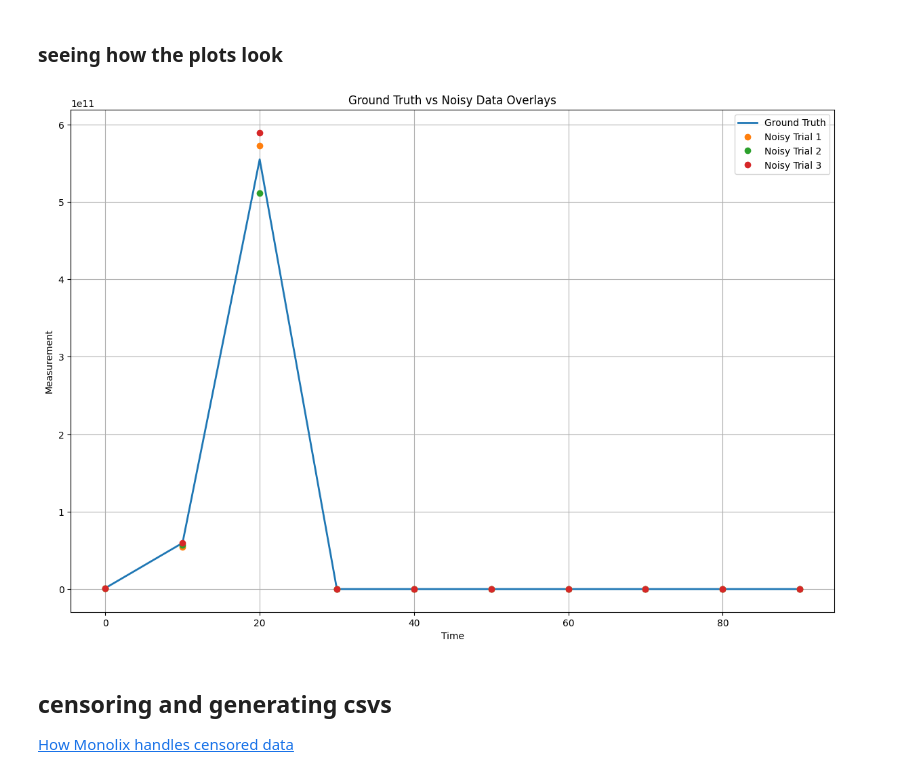
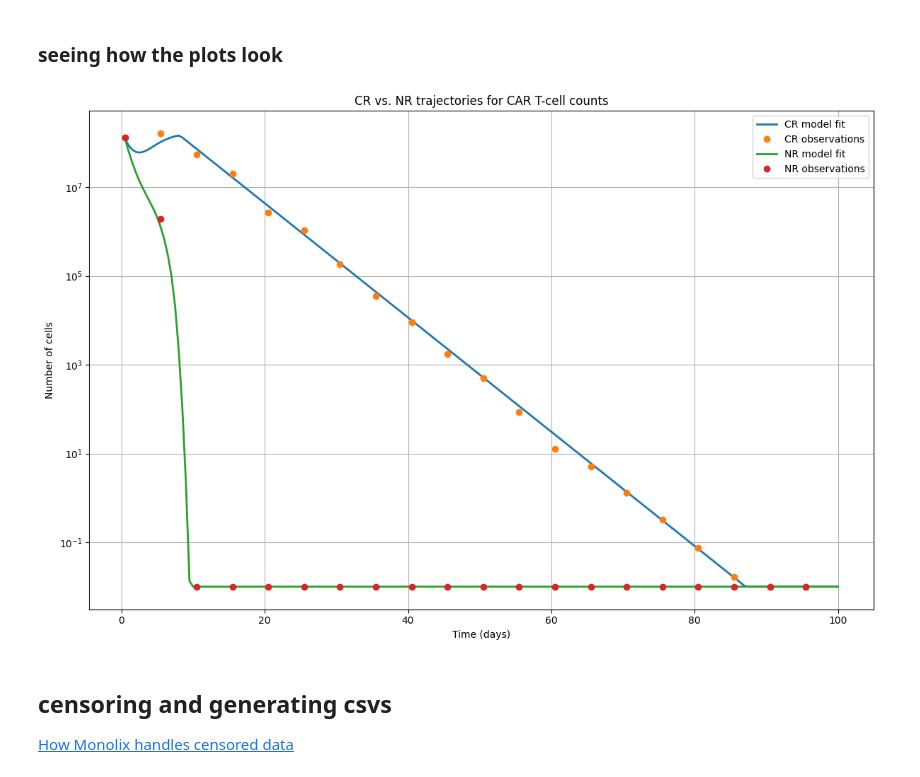
Before and after one commit to Rohan-Pandey1729/CAR-T-Cell, a Jupyter notebook: Monolix/Error models/error_model_experimentation.ipynb, the cells around one changed output. Saved outputs shown, nothing was run; the diff lists cells and outputs as text; code cells hidden in the pictures.

```diff
--- a/Monolix/Error models/error_model_experimentation.ipynb
+++ b/Monolix/Error models/error_model_experimentation.ipynb
@@ -118,36 +142,43 @@ init_cond_lists = sample_parameters(
     init_cond_stds,
     n_samples,
 )
-# %%
-noise_level = 0.05
-
-
-obs_times = list(range(0, 100, 10))
-params = param_lists[4]
-init_conds = init_cond_lists[1]
-ground_truths = generate_ground_truth(owens_bozic_model, params, init_conds, obs_times)
-
-ground_truth = ground_truths[0]
-
-noisy_obs_lists_prop = [
-    add_noise_prop(ground_truth, prop_sd_factor=noise_level, seed=17 * (i + 1))
-    for i in range(3)
-]
-noisy_obs_lists_lognormal = [
-    add_noise_lognormal(ground_truth, sd=np.log(1 + noise_level), seed=31 * (i + 1))
-    for i in range(3)
-]
-
-
-fig, axs = plt.subplots(nrows=1, ncols=1)
-fig.set_figwidth(12)
-fig.set_figheight(8)
-plt.tight_layout()
-plot_ground_truth_with_noisy_overlays(
-    axs, obs_times, ground_truth, noisy_obs_lists_prop
-)
-# %% [output]
-[figure, removed]
+# %%
+noise_level = 0.25
+n_pts_gt = 200
+n_pts_obs = 20
+
+fig, axs = plt.subplots(nrows=1, ncols=1)
+
+for idx in [0, 4]:
+    obs_times = np.linspace(100 / n_pts_gt, 100, n_pts_gt)
+    params = param_lists[idx]
+    init_conds = init_cond_lists[1]
+    ground_truths = generate_ground_truth(owens_bozic_model, params, init_conds, obs_times)
+    ground_truth = ground_truths[2]
+    n_noisy_obs = 1
+    noisy_obs_lists_prop = [
+        add_noise_prop(ground_truth, prop_sd_factor=noise_level, seed=17 * (i + 1))
+        for i in range(n_noisy_obs)
+    ]
+    obs_times_reduced = obs_times[::(n_pts_gt // n_pts_obs)]
+
+
+    fig.set_figwidth(12)
+    fig.set_figheight(8)
+    plt.tight_layout()
+    plot_ground_truth_with_noisy_overlays(
+        axs,
+        obs_times,
+        ground_truth,
+        obs_times_reduced,
+        [x[::(n_pts_gt // n_pts_obs)] for x in noisy_obs_lists_prop],
+        semilogy=True,
+        ground_truth_label=f"{'CR' if idx == 0 else 'NR'} model fit",
+        noisy_labels=[f"{'CR' if idx == 0 else 'NR'} observations" for _ in range(n_noisy_obs)],
+        title="CR vs. NR trajectories for CAR T-cell counts",
+    )
+# %% [output]
+[figure, added]
 # %% [markdown]
 ## censoring and generating csvs
 
```
Also changed, not shown: parts of 1 cell of this notebook.
